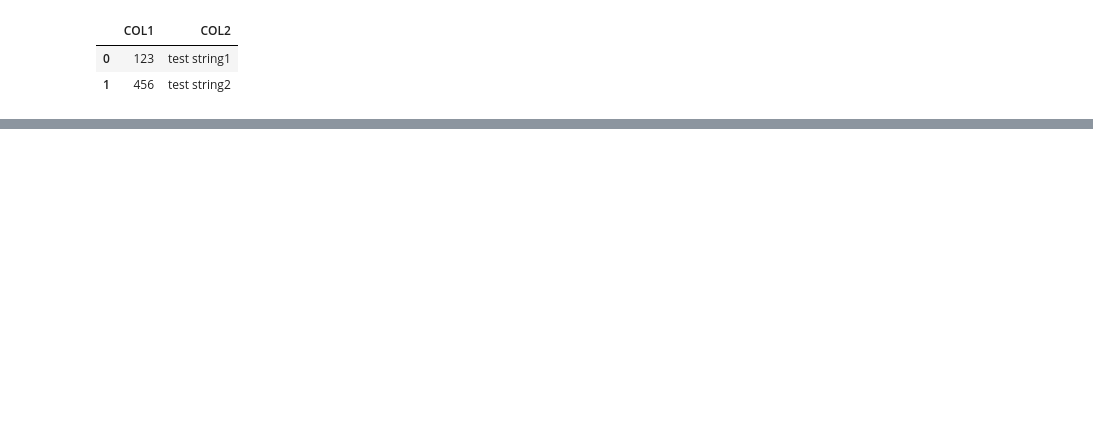
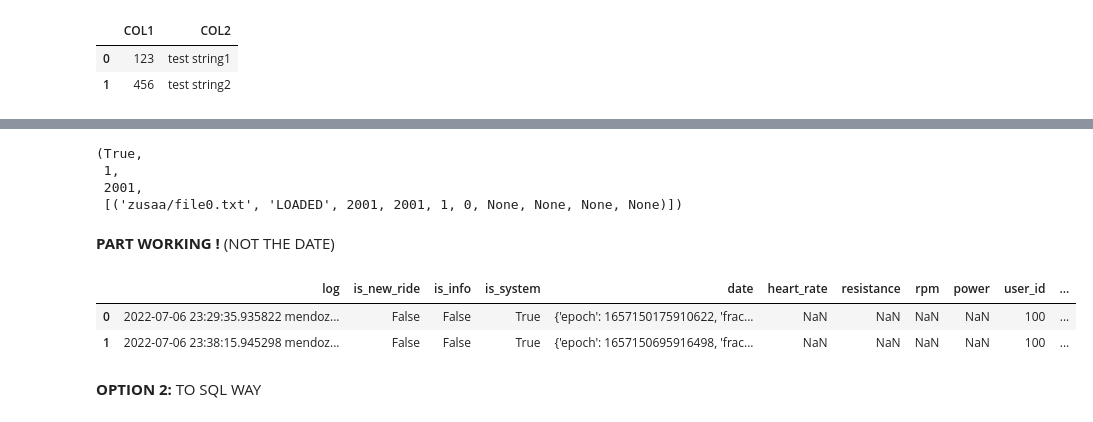
Before and after one commit to hmay01/deloton-group-project, a Jupyter notebook: staging.ipynb, the cells around one changed output, grey strips where cells are left out. Drawn from its saved outputs; the diff is of its cells as text; code cells hidden in the pictures; blank space fills up the shorter version.

Commit message:
full_df added to snowflake with date bug

```diff
--- a/staging.ipynb
+++ b/staging.ipynb
@@ -89,4 +74,5 @@ setup snowflake
 # %%
-cs = connect_to_snowflake()
+conn = connect_to_snowflake()
+cs = conn.cursor()
 show_schemas(cs)
 # %% [output]
@@ -136,0 +190,17 @@ test_df
+# %%
+write_pandas(conn, df, 'DF_TEST_TABLE')
+# %% [output]
+(True,
+ 1,
+ 2001,
+ [('zusaa/file0.txt', 'LOADED', 2001, 2001, 1, 0, None, None, None, None)])
+# %% [markdown]
+**PART WORKING !** (NOT THE DATE)
+# %%
+cs.execute(f'SELECT * FROM DF_TEST_TABLE WHERE "is_system" = TRUE').fetch_pandas_all()
+# %% [output]
+|  | log | is_new_ride | is_info | is_system | date | heart_rate | resistance | rpm | power | user_id | ... |
+| 0 | 2022-07-06 23:29:35.935822 mendoz... | False | False | True | {'epoch': 1657150175910622, 'frac... | NaN | NaN | NaN | NaN | 100 | ... |
+| 1 | 2022-07-06 23:38:15.945298 mendoz... | False | False | True | {'epoch': 1657150695916498, 'frac... | NaN | NaN | NaN | NaN | 100 | ... |
+# %% [markdown]
+**OPTION 2:** TO SQL WAY
```
Also changed, not shown: parts of 25 cells of this notebook, 2 other files.
